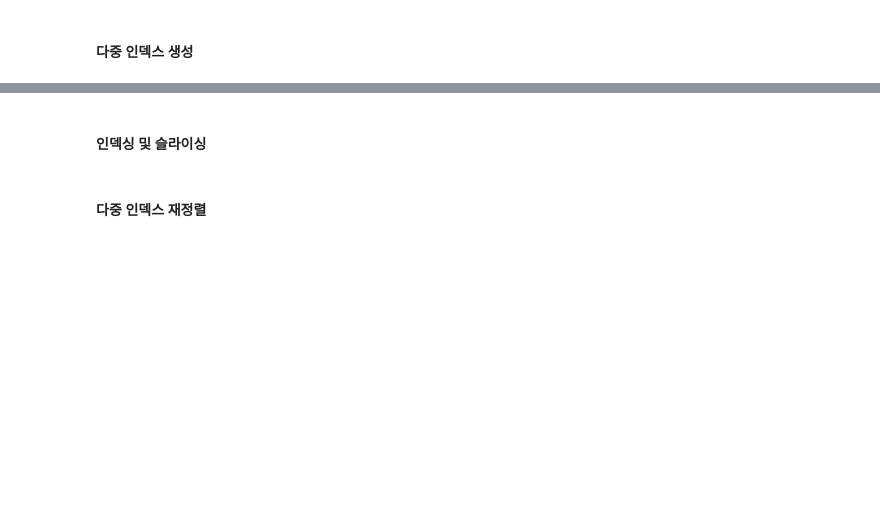
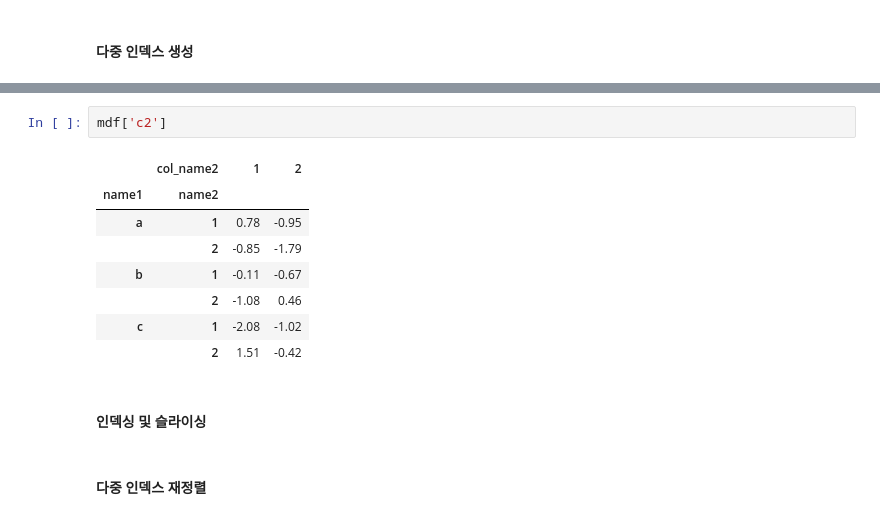
Before and after one commit to ggpp200/corap, a Jupyter notebook: _Pandas_한번에_제대로!!.ipynb, the cells around one changed output, grey strips where cells are left out. Saved outputs shown, nothing was run; the diff lists cells and outputs as text; blank space fills up the shorter version.

```diff
--- a/_Pandas_한번에_제대로!!.ipynb
+++ b/_Pandas_한번에_제대로!!.ipynb
@@ -485,3 +849,14 @@ dtype: object
+# %%
+mdf['c2']
+# %% [output]
+|  | col_name2 | 1 | 2 |
+| name1 | name2 |  |  |
+| a | 1 | 0.78 | -0.95 |
+|  | 2 | -0.85 | -1.79 |
+| b | 1 | -0.11 | -0.67 |
+|  | 2 | -1.08 | 0.46 |
+| c | 1 | -2.08 | -1.02 |
+|  | 2 | 1.51 | -0.42 |
 # %% [markdown]
 #### 인덱싱 및 슬라이싱
 # %% [markdown]
```
Also changed, not shown: parts of 32 cells of this notebook.
